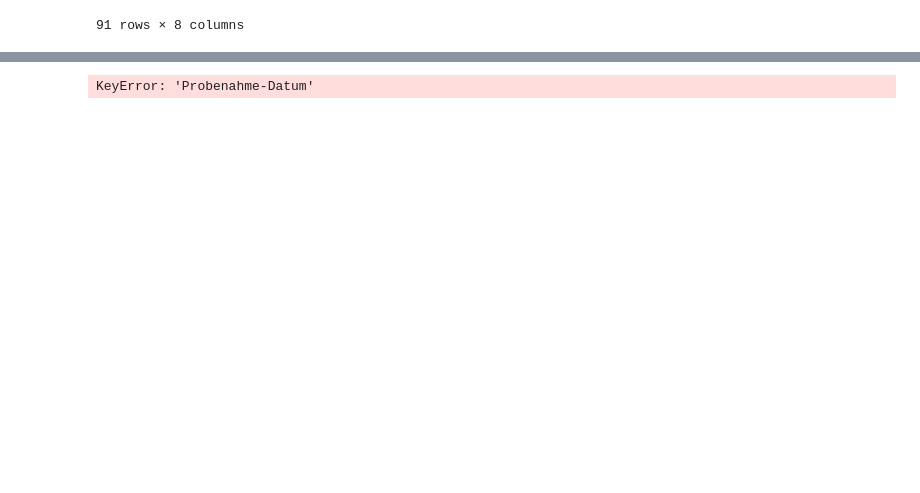
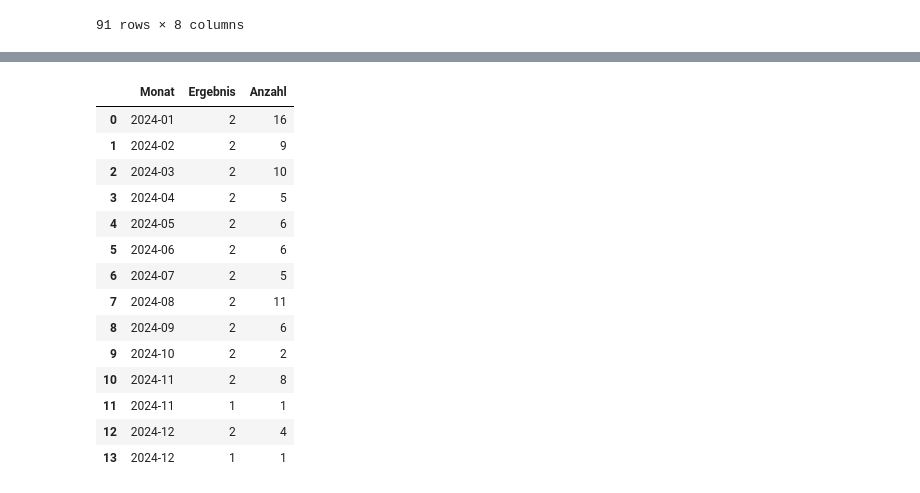
Before and after one commit to BLV-OSAV-USAV/OGD-monitoring-wild-birds-avian-influenza, a Jupyter notebook: data-wrangling.ipynb, the cells around one changed output, grey strips where cells are left out. Drawn from its saved outputs; the diff is of its cells as text; code cells hidden in the pictures; blank space fills up the shorter version.

```diff
--- a/data-wrangling.ipynb
+++ b/data-wrangling.ipynb
@@ -65,12 +69,26 @@ result
 # %%
 filtered_df = result.copy()
+filtered_df = filtered_df[filtered_df['Probenahme-Datum'] >= "2024-01-01"]
 filtered_df = filtered_df[filtered_df['Pathogenitaet'].isin(['highly pathogenic avian influenza (HPAI)']) | filtered_df['Pathogenitaet'].isna()]
 filtered_df['Monat'] = filtered_df['Probenahme-Datum'].dt.to_period('M')
 grouped = filtered_df.groupby(['Monat', 'Ergebnis']).size().reset_index(name='Anzahl')
 grouped['Ergebnis'] = grouped['Ergebnis'].replace('positiv', '1')
 grouped['Ergebnis'] = grouped['Ergebnis'].replace('negativ', '2')
-grouped = grouped[grouped['Probenahme-Datum'] >= "2024-01-01"]
-result.to_csv("out/monitoring-wild-birds-avian-influenza-aggregated-cube.csv", index=False)
-result
+grouped.to_csv("out/monitoring-wild-birds-avian-influenza-aggregated-cube.csv", index=False)
+grouped
 # %% [output]
-KeyError: 'Probenahme-Datum'
+|  | Monat | Ergebnis | Anzahl |
+| 0 | 2024-01 | 2 | 16 |
+| 1 | 2024-02 | 2 | 9 |
+| 2 | 2024-03 | 2 | 10 |
+| 3 | 2024-04 | 2 | 5 |
+| 4 | 2024-05 | 2 | 6 |
+| 5 | 2024-06 | 2 | 6 |
+| 6 | 2024-07 | 2 | 5 |
+| 7 | 2024-08 | 2 | 11 |
+| 8 | 2024-09 | 2 | 6 |
+| 9 | 2024-10 | 2 | 2 |
+| 10 | 2024-11 | 2 | 8 |
+| 11 | 2024-11 | 1 | 1 |
+| 12 | 2024-12 | 2 | 4 |
+| 13 | 2024-12 | 1 | 1 |
```
Also changed, not shown: parts of 3 cells of this notebook, 4 other files.
